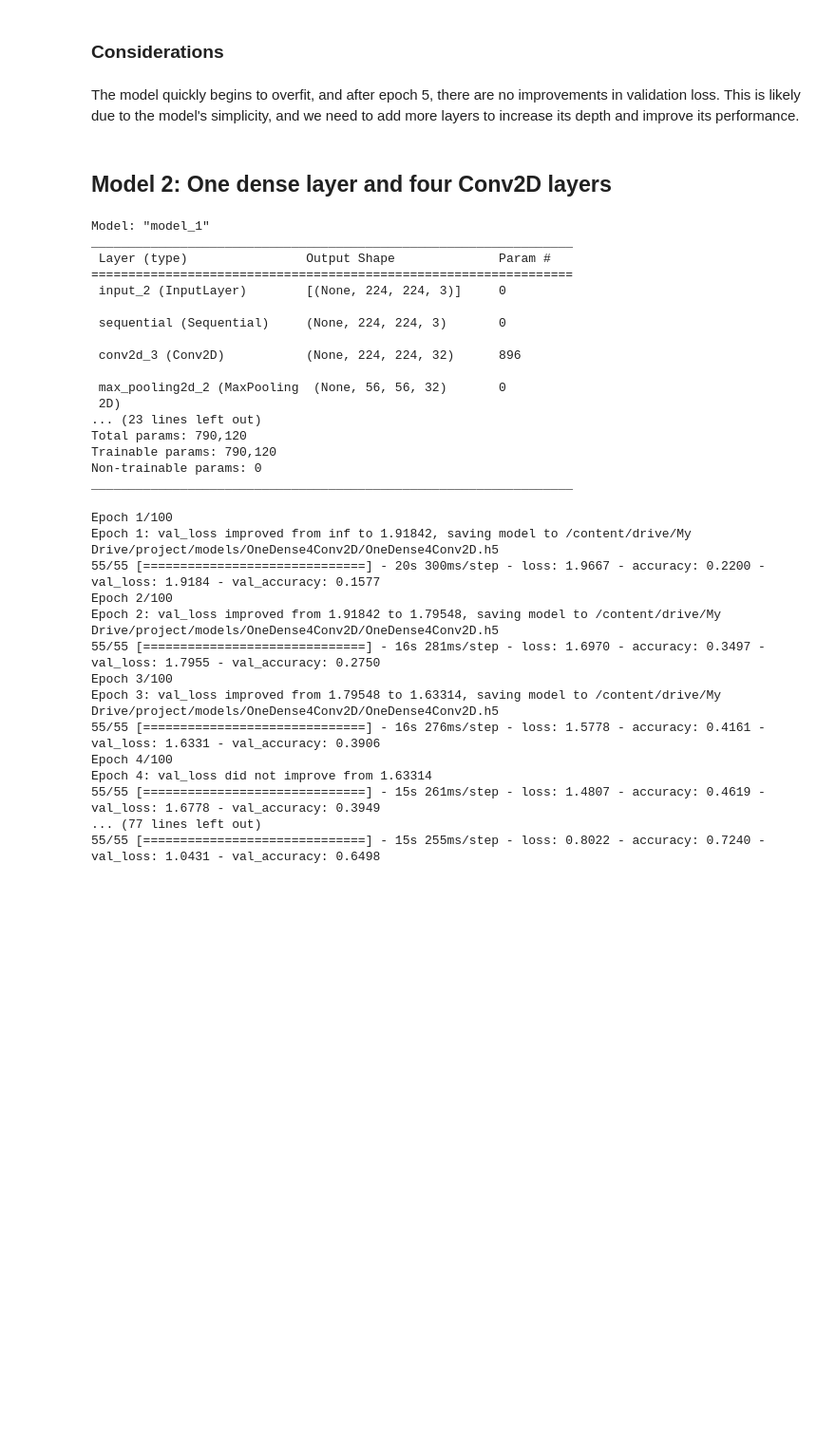
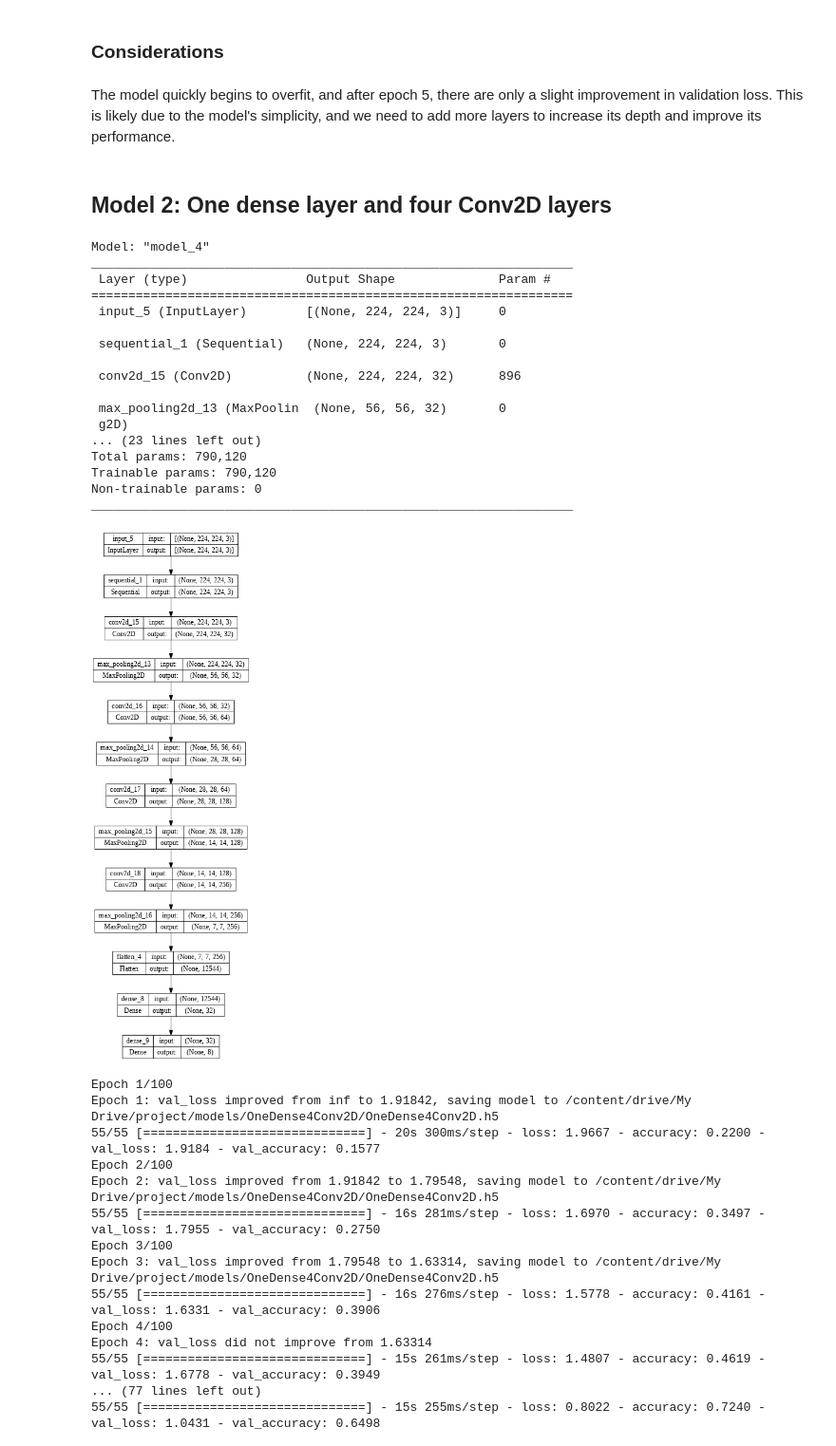
Before and after one commit to mattemugno/Smart-Waste-Classification, a Jupyter notebook: CNN_from_scratch.ipynb, the cells around one changed output. Shown at 95% size. Drawn from its saved outputs; the diff is of its cells as text; code cells hidden in the pictures; blank space fills up the shorter version.

```diff
--- a/CNN_from_scratch.ipynb
+++ b/CNN_from_scratch.ipynb
@@ -246,42 +289,48 @@ weighted avg     0.7581    0.5928    0.6388      2328
 # %% [markdown]
 ### Considerations
 # %% [markdown]
-The model quickly begins to overfit, and after epoch 5, there are no improvements in validation loss. This is likely due to the model's simplicity, and we need to add more layers to increase its depth and improve its performance.
+The model quickly begins to overfit, and after epoch 5, there are only a slight improvement in validation loss. This is likely due to the model's simplicity, and we need to add more layers to increase its depth and improve its performance.
 # %% [markdown]
 ## Model 2: One dense layer and four Conv2D layers
 # %%
 inputs = keras.Input(shape=(IMAGE_WIDTH, IMAGE_HEIGHT, 3))
 x = resize_and_rescale(inputs)
 x = layers.Conv2D(filters=32, padding='same', kernel_size=3, activation="relu")(x)
 x = layers.MaxPooling2D(pool_size=4)(x)
 x = layers.Conv2D(filters=64, padding='same', kernel_size=3, activation="relu")(x)
 x = layers.MaxPooling2D(pool_size=2)(x)
 x = layers.Conv2D(filters=128, padding='same', kernel_size=3, activation="relu")(x)
 x = layers.MaxPooling2D(pool_size=2)(x)
 x = layers.Conv2D(filters=256, padding='same', kernel_size=3, activation="relu")(x)
 x = layers.MaxPooling2D(pool_size=2)(x)
 x = layers.Flatten()(x)
 x = layers.Dense(32, activation='relu')(x)
 outputs = layers.Dense(NUM_CLASSES, activation='softmax')(x)
 model = keras.Model(inputs=inputs, outputs=outputs)
 
 model.summary()
+
+model_name = "OneDense4Conv2D"
+model_path = os.path.join(models_path, model_name)
+img_path = os.path.join(model_path, 'OneDense4Conv2D.png')
+plot_model(model, show_shapes=True, to_file=img_path, dpi=64)
 # %% [output]
-Model: "model_1"
+Model: "model_4"
 _________________________________________________________________
  Layer (type)                Output Shape              Param #
 =================================================================
- input_2 (InputLayer)        [(None, 224, 224, 3)]     0
+ input_5 (InputLayer)        [(None, 224, 224, 3)]     0
 
- sequential (Sequential)     (None, 224, 224, 3)       0
+ sequential_1 (Sequential)   (None, 224, 224, 3)       0
 
- conv2d_3 (Conv2D)           (None, 224, 224, 32)      896
+ conv2d_15 (Conv2D)          (None, 224, 224, 32)      896
 
- max_pooling2d_2 (MaxPooling  (None, 56, 56, 32)       0
- 2D)
+ max_pooling2d_13 (MaxPoolin  (None, 56, 56, 32)       0
+ g2D)
 ... (23 lines left out)
 Total params: 790,120
 Trainable params: 790,120
 Non-trainable params: 0
 _________________________________________________________________
+[figure, added]
 # %%
```
Also changed, not shown: parts of 22 cells of this notebook.
